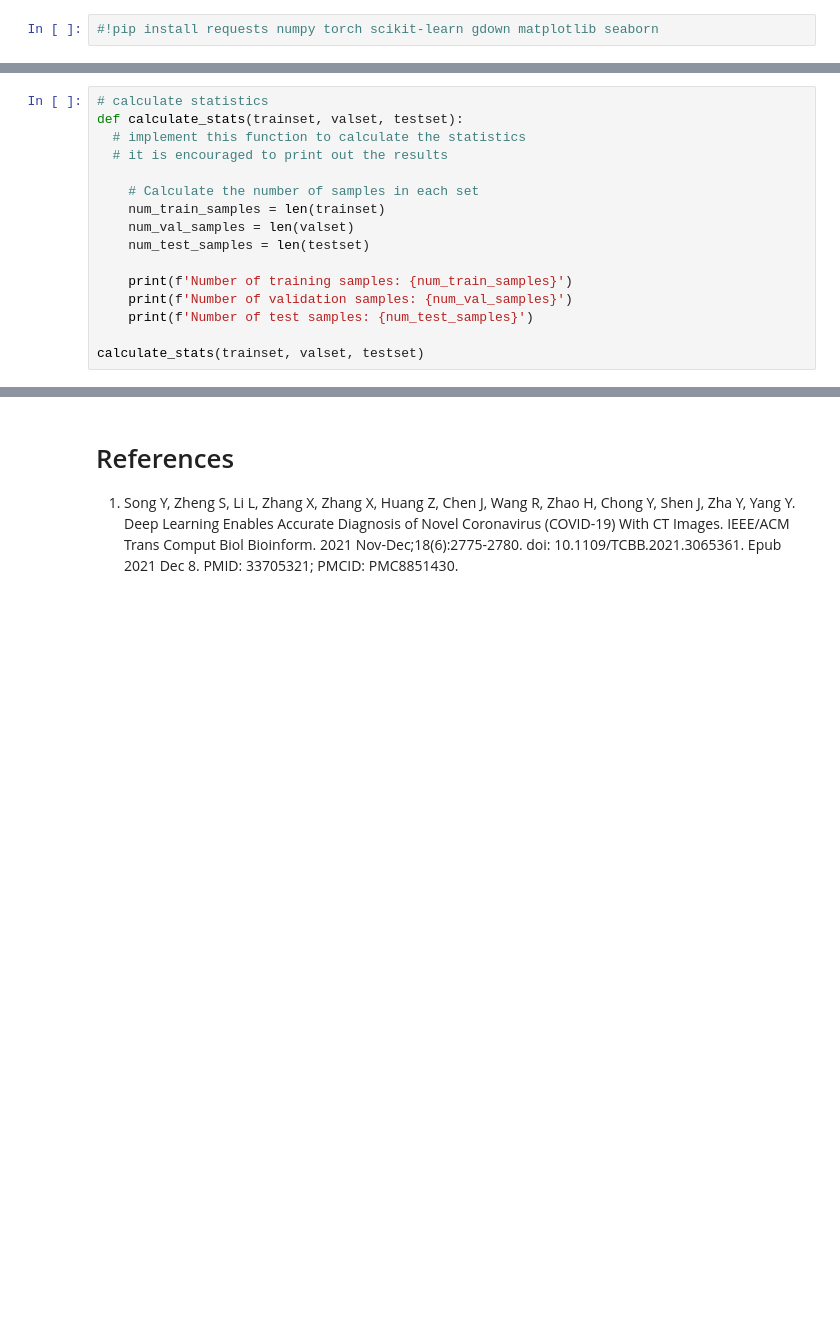
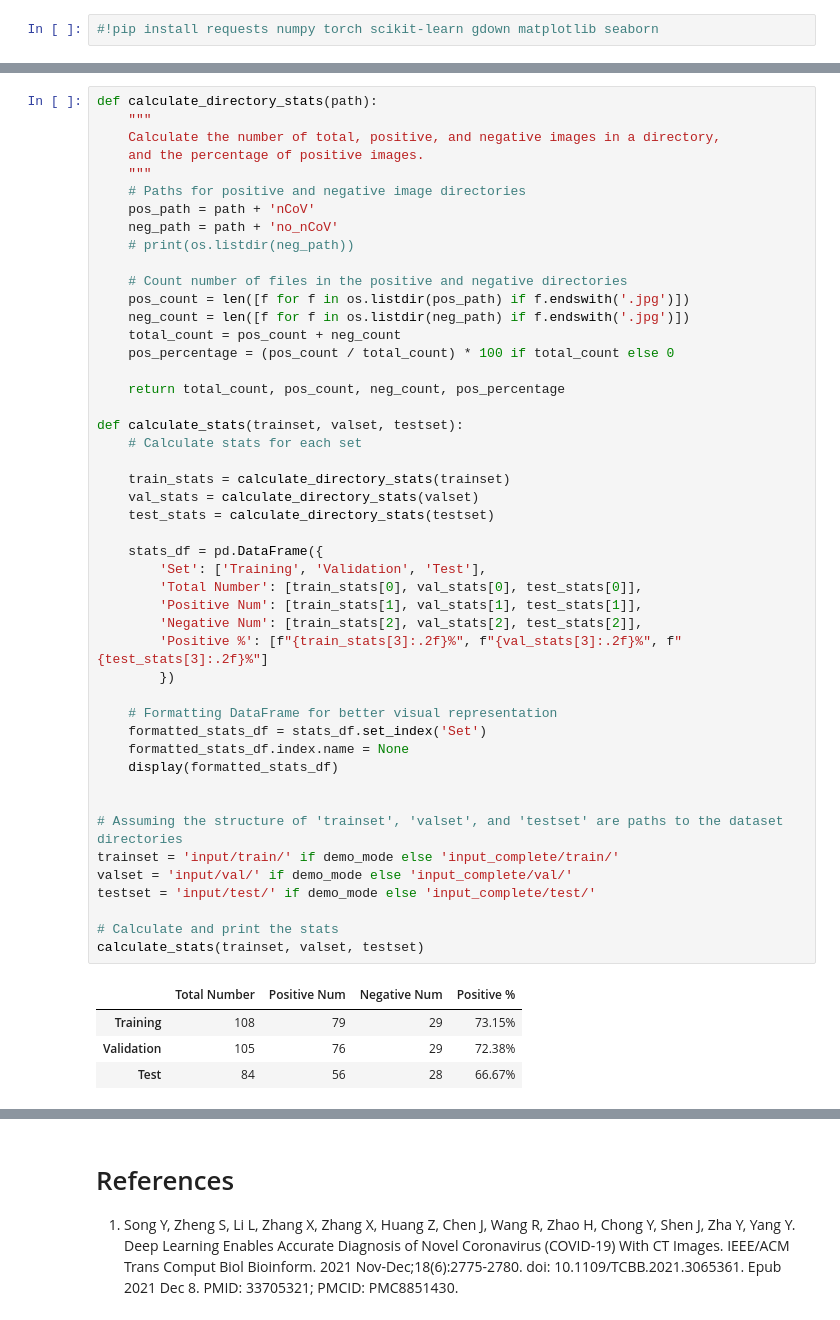
Before and after one commit to YuanlongZHANG96/COVID19-CT-Team_16, a Jupyter notebook: DL4H_Team_16.ipynb, the cells around one changed output, grey strips where cells are left out. Drawn from its saved outputs; the diff is of its cells as text; blank space fills up the shorter version.

```diff
--- a/DL4H_Team_16.ipynb
+++ b/DL4H_Team_16.ipynb
@@ -210,16 +306,0 @@ trainset, valset, testset = load_image_data()
-# %%
-# calculate statistics
-def calculate_stats(trainset, valset, testset):
-  # implement this function to calculate the statistics
-  # it is encouraged to print out the results
-
-    # Calculate the number of samples in each set
-    num_train_samples = len(trainset)
-    num_val_samples = len(valset)
-    num_test_samples = len(testset)
-
-    print(f'Number of training samples: {num_train_samples}')
-    print(f'Number of validation samples: {num_val_samples}')
-    print(f'Number of test samples: {num_test_samples}')
-
-calculate_stats(trainset, valset, testset)
@@ -744,0 +314,52 @@ you can read and plot it here like the Scope of Reproducibility
+# %%
+def calculate_directory_stats(path):
+    """
+    Calculate the number of total, positive, and negative images in a directory,
+    and the percentage of positive images.
+    """
+    # Paths for positive and negative image directories
+    pos_path = path + 'nCoV'
+    neg_path = path + 'no_nCoV'
+    # print(os.listdir(neg_path))
+
+    # Count number of files in the positive and negative directories
+    pos_count = len([f for f in os.listdir(pos_path) if f.endswith('.jpg')])
+    neg_count = len([f for f in os.listdir(neg_path) if f.endswith('.jpg')])
+    total_count = pos_count + neg_count
+    pos_percentage = (pos_count / total_count) * 100 if total_count else 0
+
+    return total_count, pos_count, neg_count, pos_percentage
+
+def calculate_stats(trainset, valset, testset):
+    # Calculate stats for each set
+
+    train_stats = calculate_directory_stats(trainset)
+    val_stats = calculate_directory_stats(valset)
+    test_stats = calculate_directory_stats(testset)
+
+    stats_df = pd.DataFrame({
+        'Set': ['Training', 'Validation', 'Test'],
+        'Total Number': [train_stats[0], val_stats[0], test_stats[0]],
+        'Positive Num': [train_stats[1], val_stats[1], test_stats[1]],
+        'Negative Num': [train_stats[2], val_stats[2], test_stats[2]],
+        'Positive %': [f"{train_stats[3]:.2f}%", f"{val_stats[3]:.2f}%", f"{test_stats[3]:.2f}%"]
+        })
+
+    # Formatting DataFrame for better visual representation
+    formatted_stats_df = stats_df.set_index('Set')
+    formatted_stats_df.index.name = None
+    display(formatted_stats_df)
+
+
+# Assuming the structure of 'trainset', 'valset', and 'testset' are paths to the dataset directories
+trainset = 'input/train/' if demo_mode else 'input_complete/train/'
+valset = 'input/val/' if demo_mode else 'input_complete/val/'
+testset = 'input/test/' if demo_mode else 'input_complete/test/'
+
+# Calculate and print the stats
+calculate_stats(trainset, valset, testset)
+# %% [output]
+|  | Total Number | Positive Num | Negative Num | Positive % |
+| Training | 108 | 79 | 29 | 73.15% |
+| Validation | 105 | 76 | 29 | 72.38% |
+| Test | 84 | 56 | 28 | 66.67% |
```
Also changed, not shown: parts of 83 cells of this notebook.
